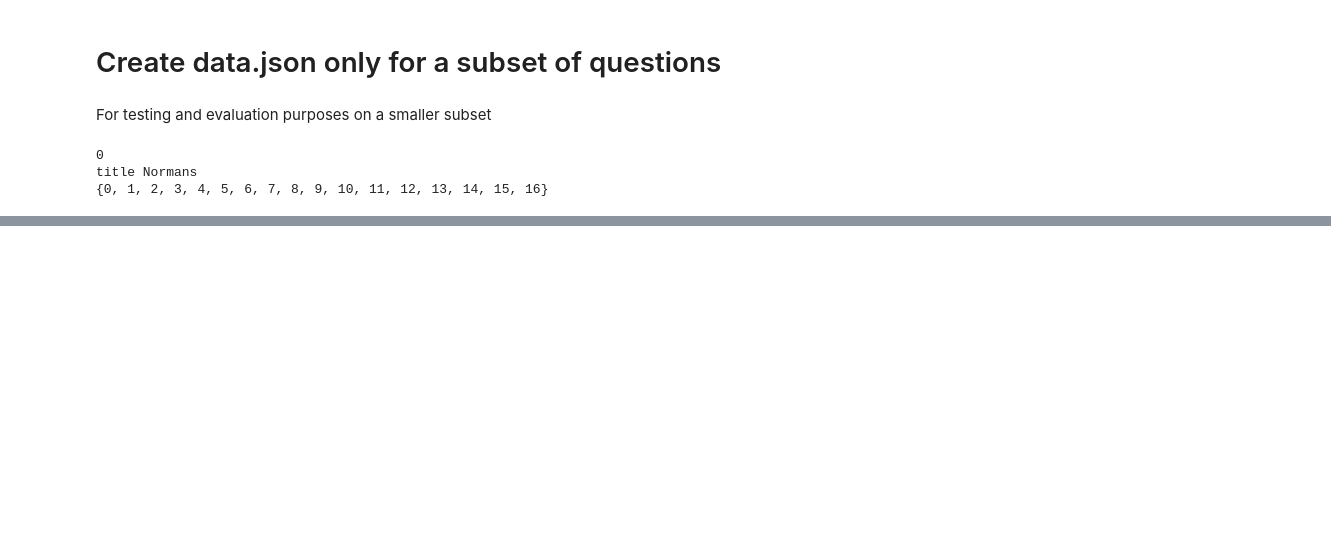
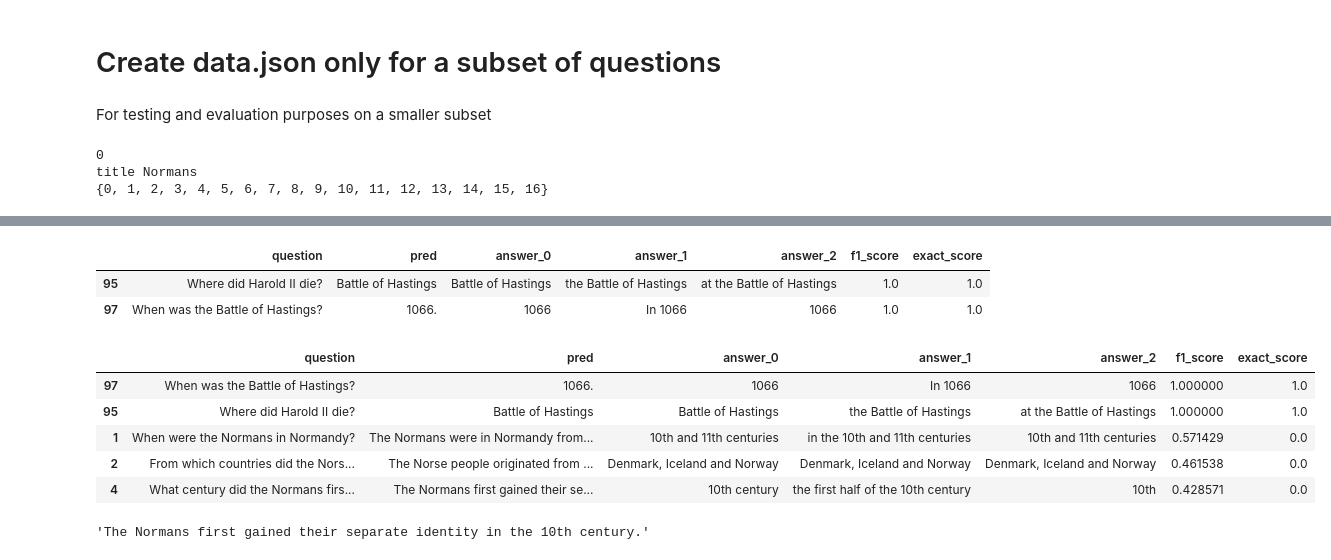
Before and after one commit to mariadancianu/RAG-Optimization, a Jupyter notebook: nb_experiments.ipynb, the cells around one changed output, grey strips where cells are left out. Drawn from its saved outputs; the diff is of its cells as text; code cells hidden in the pictures; blank space fills up the shorter version.

```diff
--- a/nb_experiments.ipynb
+++ b/nb_experiments.ipynb
@@ -519,0 +524,13 @@ with open("data_updated.json", "w") as f:
+# %%
+import json
+import pandas as pd
+
+
+filename = "f1_thresh_by_qid.json"
+with open(filename, "rb") as f:
+    f1_scores = json.load(f)
+
+df_scores = pd.DataFrame.from_dict(f1_scores, orient="index", columns=["f1_score"])
+df_scores.index.name = "id"
+df_scores.reset_index(inplace=True, drop=False)
+df_scores.head()
@@ -519,0 +544,9 @@ with open("data_updated.json", "w") as f:
+# %%
+filename = "exact_thresh_by_qid.json"
+with open(filename, "rb") as f:
+    exact_scores = json.load(f)
+
+df_scores_exact = pd.DataFrame.from_dict(exact_scores, orient="index", columns=["exact_score"])
+df_scores_exact.index.name = "id"
+df_scores_exact.reset_index(inplace=True, drop=False)
+df_scores_exact.head()
@@ -519,0 +560,10 @@ with open("data_updated.json", "w") as f:
+# %%
+
+filename = "pred.json"
+with open(filename, "rb") as f:
+    pred = json.load(f)
+
+df_pred = pd.DataFrame.from_dict(pred, orient="index", columns=["pred"])
+df_pred.index.name = "id"
+df_pred.reset_index(inplace=True, drop=False)
+df_pred.head()
@@ -519,0 +577,5 @@ with open("data_updated.json", "w") as f:
+# %%
+df = pd.read_csv("df_questions_all.csv")
+df = df.merge(df_scores, how="left", on="id")
+df = df.merge(df_scores_exact, how="left", on="id")
+df = df.merge(df_pred, how="left", on="id")
@@ -519,0 +591,21 @@ with open("data_updated.json", "w") as f:
+# %%
+df[df.exact_score > 0][["question", "pred", "answer_0", "answer_1", "answer_2", "f1_score", "exact_score"]]
+# %% [output]
+|  | question | pred | answer_0 | answer_1 | answer_2 | f1_score | exact_score |
+| 95 | Where did Harold II die? | Battle of Hastings | Battle of Hastings | the Battle of Hastings | at the Battle of Hastings | 1.0 | 1.0 |
+| 97 | When was the Battle of Hastings? | 1066. | 1066 | In 1066 | 1066 | 1.0 | 1.0 |
+# %%
+df.sort_values(by="f1_score", ascending=False)[["question", "pred", "answer_0", "answer_1", "answer_2", "f1_score", "exact_score"]].head()
+# %% [output]
+|  | question | pred | answer_0 | answer_1 | answer_2 | f1_score | exact_score |
+| 97 | When was the Battle of Hastings? | 1066. | 1066 | In 1066 | 1066 | 1.000000 | 1.0 |
+| 95 | Where did Harold II die? | Battle of Hastings | Battle of Hastings | the Battle of Hastings | at the Battle of Hastings | 1.000000 | 1.0 |
+| 1 | When were the Normans in Normandy? | The Normans were in Normandy from... | 10th and 11th centuries | in the 10th and 11th centuries | 10th and 11th centuries | 0.571429 | 0.0 |
+| 2 | From which countries did the Nors... | The Norse people originated from ... | Denmark, Iceland and Norway | Denmark, Iceland and Norway | Denmark, Iceland and Norway | 0.461538 | 0.0 |
+| 4 | What century did the Normans firs... | The Normans first gained their se... | 10th century | the first half of the 10th century | 10th | 0.428571 | 0.0 |
+# %%
+# Note that this is a good answer but the f1 score is low because the model wraps the information
+# in a phrase -> these words are used to compute the f1 score
+df.loc[4]["pred"]
+# %% [output]
+'The Normans first gained their separate identity in the 10th century.'
```
Also changed, not shown: parts of 7 cells of this notebook, 4 other files.
